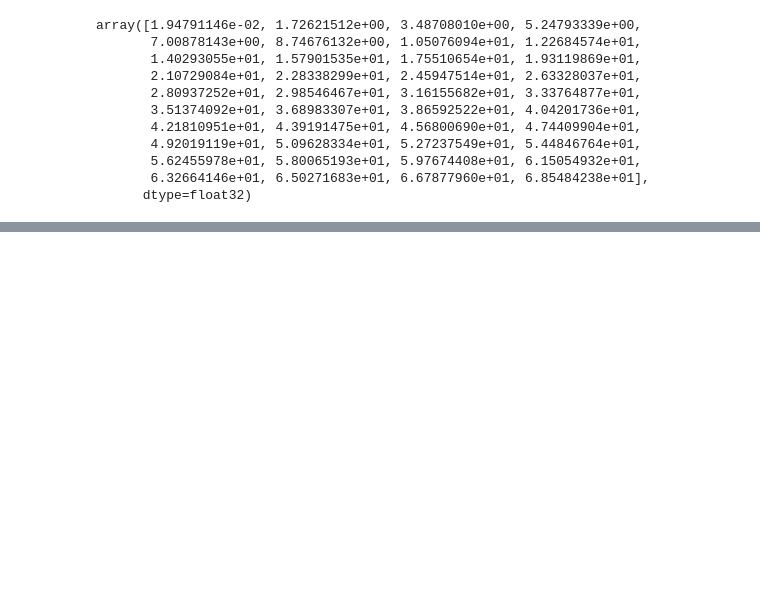
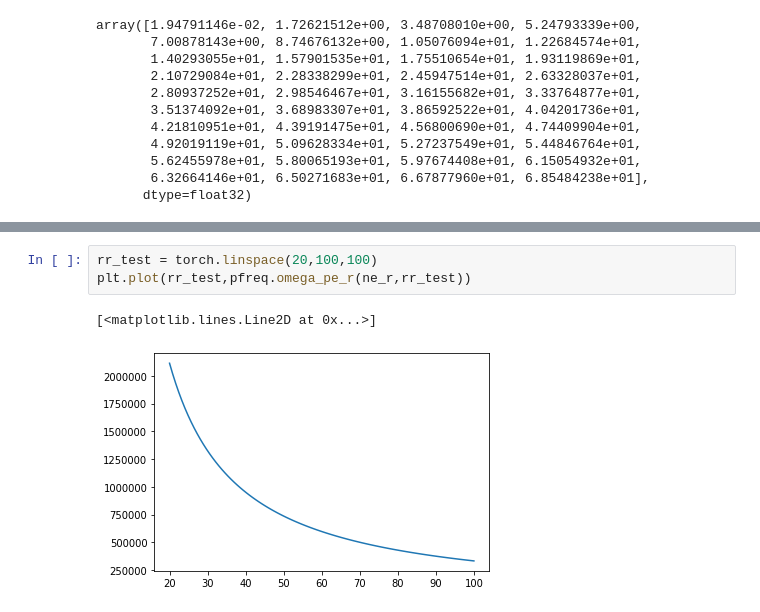
Before and after one commit to peijin94/SunRay, a Jupyter notebook: ray_scat_test.ipynb, the cells around one changed output, grey strips where cells are left out. Cells and saved outputs as stored; diff of their text form; blank space fills up the shorter version.

```diff
--- a/ray_scat_test.ipynb
+++ b/ray_scat_test.ipynb
@@ -54,0 +72,6 @@ plt.plot(k_vec_collect[:,0,0],k_vec_collect[:,2,0],'k.')
+# %%
+rr_test = torch.linspace(20,100,100)
+plt.plot(rr_test,pfreq.omega_pe_r(ne_r,rr_test))
+# %% [output]
+[<matplotlib.lines.Line2D at 0x...>]
+[figure, added]
```
Also changed, not shown: parts of 11 cells of this notebook, 4 other files.
